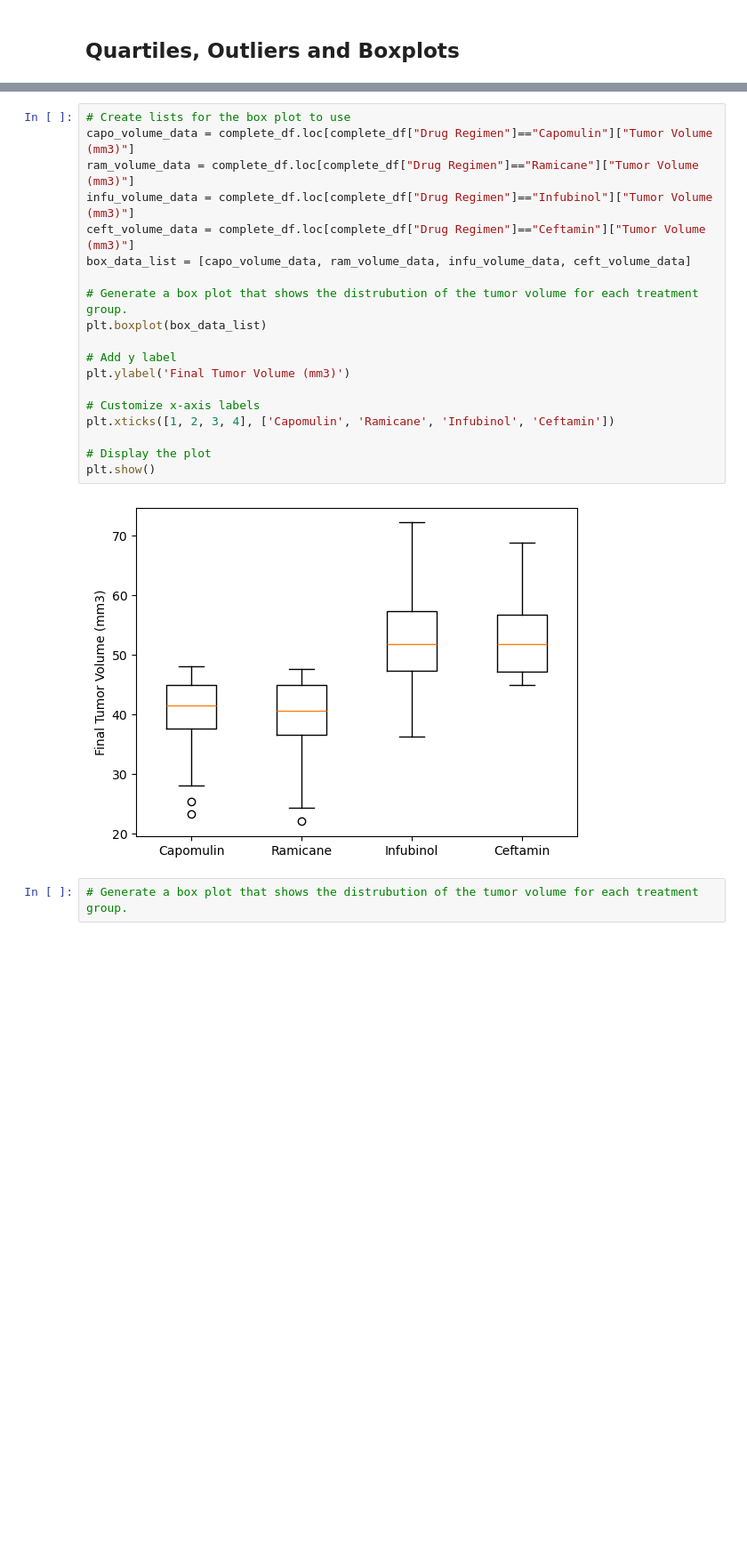
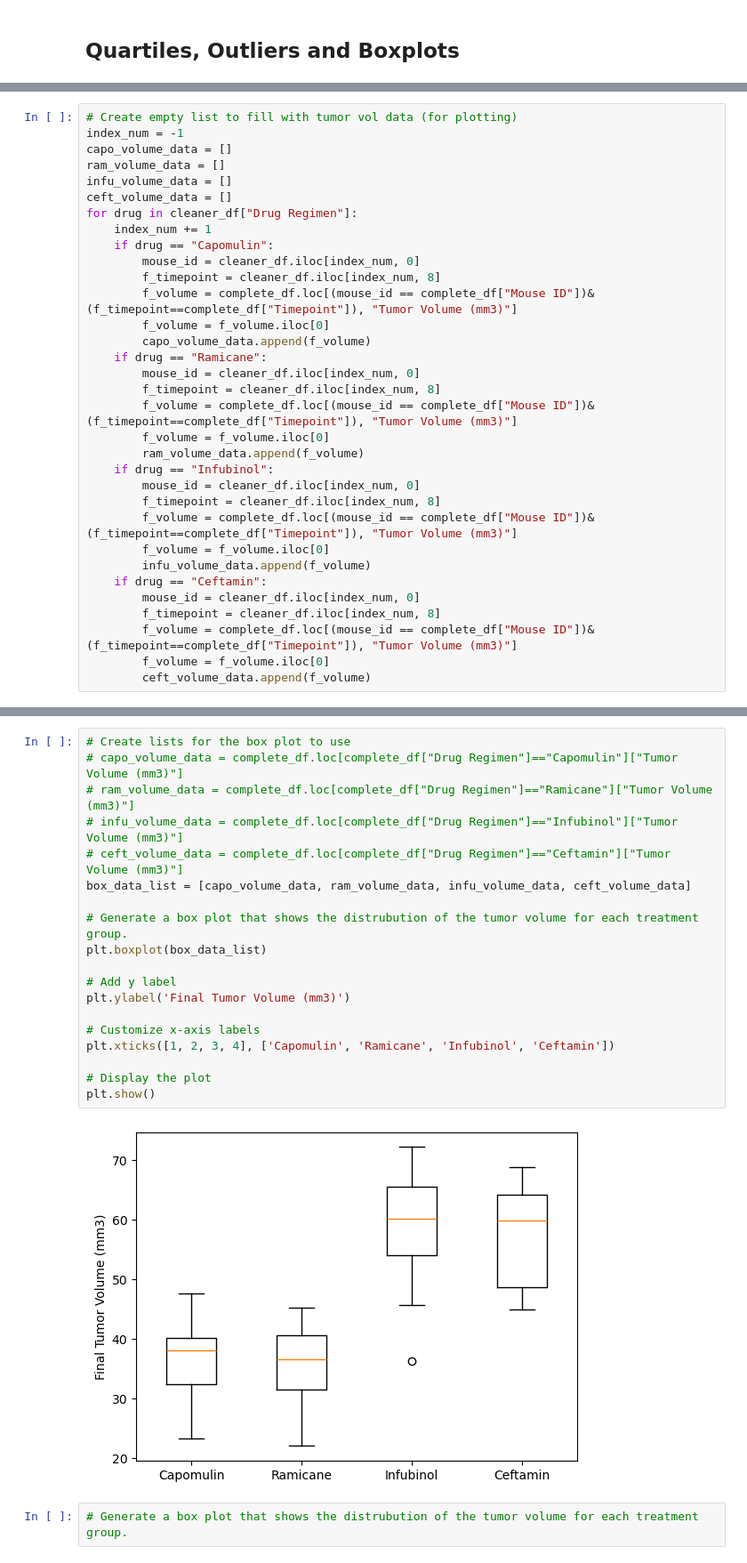
Before and after one commit to bburwinkel0721/Drug-Trials-Matplotlib-Challenge, a Jupyter notebook: Pymaceuticals/pymaceuticals_challenge.ipynb, the cells around one changed output, grey strips where cells are left out. Shown at 89% size. Cells and saved outputs as stored; diff of their text form; blank space fills up the shorter version.

```diff
--- a/Pymaceuticals/pymaceuticals_challenge.ipynb
+++ b/Pymaceuticals/pymaceuticals_challenge.ipynb
@@ -197,3 +240,36 @@ plt.show()
+# %%
+# Create empty list to fill with tumor vol data (for plotting)
+index_num = -1
+capo_volume_data = []
+ram_volume_data = []
+infu_volume_data = []
+ceft_volume_data = []
+for drug in cleaner_df["Drug Regimen"]:
+    index_num += 1
+    if drug == "Capomulin":
+        mouse_id = cleaner_df.iloc[index_num, 0]
+        f_timepoint = cleaner_df.iloc[index_num, 8]
+        f_volume = complete_df.loc[(mouse_id == complete_df["Mouse ID"])&(f_timepoint==complete_df["Timepoint"]), "Tumor Volume (mm3)"]
+        f_volume = f_volume.iloc[0]
+        capo_volume_data.append(f_volume)
+    if drug == "Ramicane":
+        mouse_id = cleaner_df.iloc[index_num, 0]
+        f_timepoint = cleaner_df.iloc[index_num, 8]
+        f_volume = complete_df.loc[(mouse_id == complete_df["Mouse ID"])&(f_timepoint==complete_df["Timepoint"]), "Tumor Volume (mm3)"]
+        f_volume = f_volume.iloc[0]
+        ram_volume_data.append(f_volume)
+    if drug == "Infubinol":
+        mouse_id = cleaner_df.iloc[index_num, 0]
+        f_timepoint = cleaner_df.iloc[index_num, 8]
+        f_volume = complete_df.loc[(mouse_id == complete_df["Mouse ID"])&(f_timepoint==complete_df["Timepoint"]), "Tumor Volume (mm3)"]
+        f_volume = f_volume.iloc[0]
+        infu_volume_data.append(f_volume)
+    if drug == "Ceftamin":
+        mouse_id = cleaner_df.iloc[index_num, 0]
+        f_timepoint = cleaner_df.iloc[index_num, 8]
+        f_volume = complete_df.loc[(mouse_id == complete_df["Mouse ID"])&(f_timepoint==complete_df["Timepoint"]), "Tumor Volume (mm3)"]
+        f_volume = f_volume.iloc[0]
+        ceft_volume_data.append(f_volume)
 # %%
 # Put treatments into a list for for loop (and later for plot labels)
 
@@ -220,24 +299,24 @@ Ceftamin's potential outliers: Series([], Name: Tumor Volume (mm3), dtype: float
 # %%
 # Create lists for the box plot to use
-capo_volume_data = complete_df.loc[complete_df["Drug Regimen"]=="Capomulin"]["Tumor Volume (mm3)"]
-ram_volume_data = complete_df.loc[complete_df["Drug Regimen"]=="Ramicane"]["Tumor Volume (mm3)"]
-infu_volume_data = complete_df.loc[complete_df["Drug Regimen"]=="Infubinol"]["Tumor Volume (mm3)"]
-ceft_volume_data = complete_df.loc[complete_df["Drug Regimen"]=="Ceftamin"]["Tumor Volume (mm3)"]
+# capo_volume_data = complete_df.loc[complete_df["Drug Regimen"]=="Capomulin"]["Tumor Volume (mm3)"]
+# ram_volume_data = complete_df.loc[complete_df["Drug Regimen"]=="Ramicane"]["Tumor Volume (mm3)"]
+# infu_volume_data = complete_df.loc[complete_df["Drug Regimen"]=="Infubinol"]["Tumor Volume (mm3)"]
+# ceft_volume_data = complete_df.loc[complete_df["Drug Regimen"]=="Ceftamin"]["Tumor Volume (mm3)"]
 box_data_list = [capo_volume_data, ram_volume_data, infu_volume_data, ceft_volume_data]
 
 # Generate a box plot that shows the distrubution of the tumor volume for each treatment group.
 plt.boxplot(box_data_list)
 
 # Add y label
 plt.ylabel('Final Tumor Volume (mm3)')
 
 # Customize x-axis labels
 plt.xticks([1, 2, 3, 4], ['Capomulin', 'Ramicane', 'Infubinol', 'Ceftamin'])
 
 # Display the plot
 plt.show()
 # %% [output]
-[figure, old version]
+[figure, new version]
 # %%
 # Generate a box plot that shows the distrubution of the tumor volume for each treatment group.
 # %% [output]
```
Also changed, not shown: parts of 6 cells of this notebook, 1 other file.
